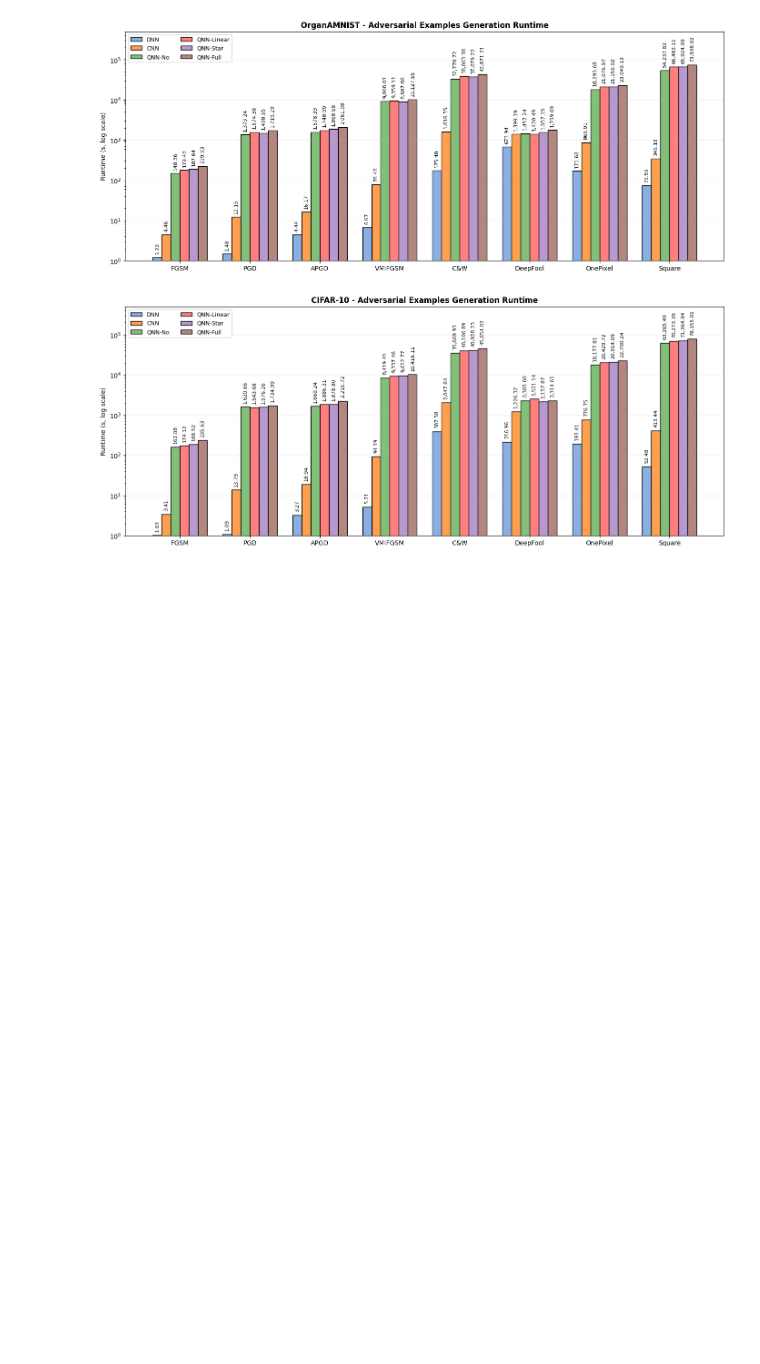
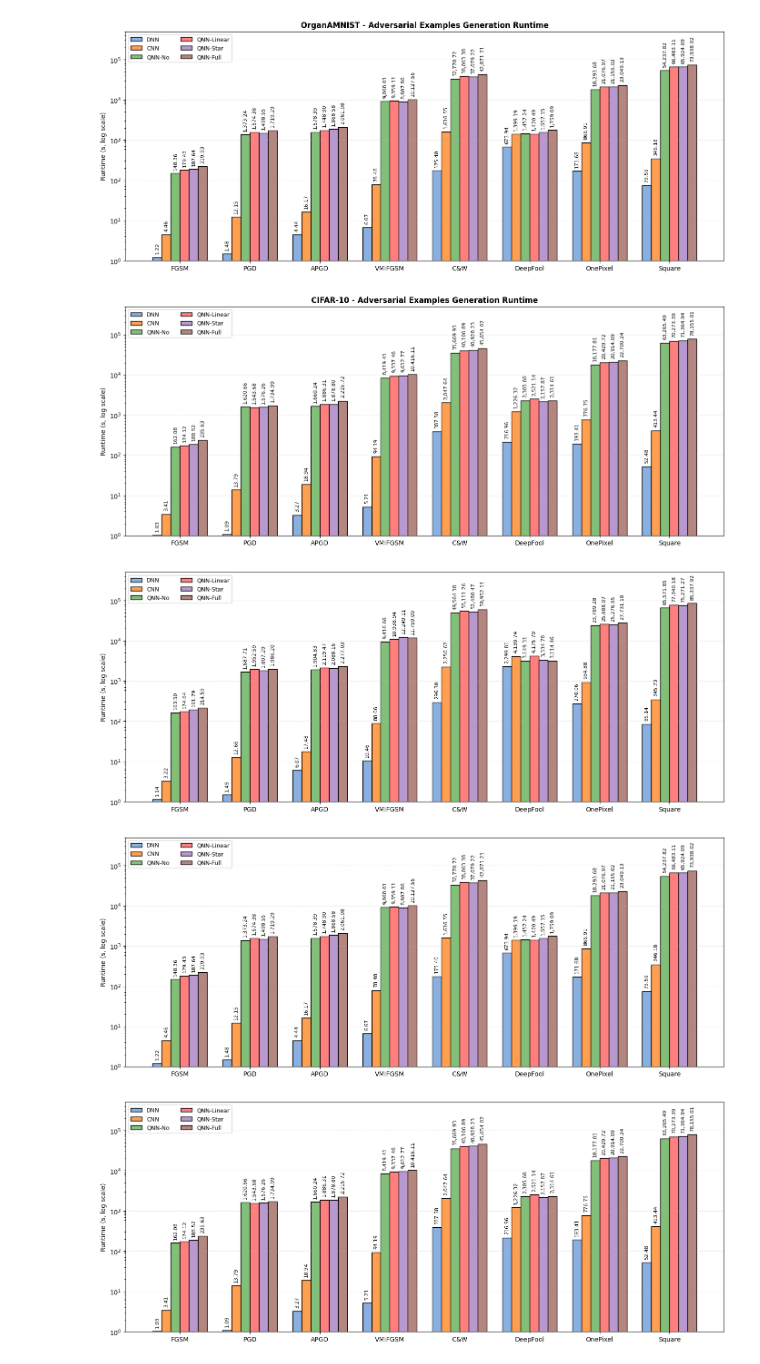
Before and after one commit to n-azimi/QShield, a Jupyter notebook: docs/Results.ipynb, the cells around one changed output. Saved outputs shown, nothing was run; the diff lists cells and outputs as text; code cells hidden in the pictures; blank space fills up the shorter version.

```diff
--- a/docs/Results.ipynb
+++ b/docs/Results.ipynb
@@ -312,3 +484,73 @@ for dataset, data in duration_data.items():
 [figure]
 [figure]
 [figure]
+# %%
+# Save as pdf
+
+# Models and attacks
+models = ["DNN", "CNN", "QNN-No", "QNN-Linear", "QNN-Star", "QNN-Full"]
+attacks = ["FGSM", "PGD", "APGD", "VMIFGSM", "C&W", "DeepFool", "OnePixel", "Square"]
+
+# Duration Data (seconds)
+duration_data = {
+    "MNIST": [
+        [1.14, 1.49, 6.07, 10.46, 296.30, 2299.81, 270.06, 85.14],      # DNN
+        [3.22, 12.66, 17.48, 88.06, 2250.62, 4130.74, 934.88, 345.73],  # CNN
+        [163.50, 1687.71, 1904.83, 9416.66, 49564.38, 3149.31, 23789.28, 65571.85],   # QNN-No
+        [174.64, 1952.59, 2119.47, 10938.94, 55111.26, 4175.79, 25688.07, 77340.18],  # QNN-Linear
+        [191.79, 1807.29, 2088.16, 12249.11, 52480.47, 3334.78, 25276.55, 75271.27],  # QNN-Star
+        [214.59, 1986.20, 2277.03, 11759.00, 59952.11, 3114.46, 27731.18, 85337.92],  # QNN-Full
+    ],
+    "OrganAMNIST": [
+        [1.22, 1.48, 4.44, 6.67, 175.40, 673.94, 171.68, 73.59],        # DNN
+        [4.46, 12.15, 16.17, 78.48, 1616.55, 1399.19, 866.91, 346.18],  # CNN
+        [148.36, 1373.24, 1578.39, 9068.01, 32770.72, 1457.24, 18293.68, 54237.82],    # QNN-No
+        [179.43, 1574.38, 1748.90, 9359.11, 38063.38, 1420.49, 21076.97, 66483.11],   # QNN-Linear
+        [187.64, 1498.55, 1868.58, 8907.86, 37079.22, 1557.15, 21155.02, 65924.09],   # QNN-Star
+        [219.93, 1719.29, 2061.98, 10127.55, 42871.21, 1759.09, 23049.13, 73938.02],  # QNN-Full
+    ],
+    "CIFAR-10": [
+        [1.03, 1.09, 3.27, 5.21, 387.58, 216.96, 193.41, 52.48],        # DNN
+        [3.41, 13.79, 18.94, 94.19, 2047.64, 1226.32, 776.75, 413.44],  # CNN
+        [162.08, 1620.66, 1660.24, 8419.41, 35669.93, 2305.60, 18177.81, 63265.49],    # QNN-No
+        [174.12, 1543.68, 1886.31, 9337.46, 40106.89, 2521.14, 20429.72, 70273.39],   # QNN-Linear
+        [188.52, 1576.26, 1878.80, 9612.77, 40928.23, 2157.87, 20914.09, 71364.94],   # QNN-Star
+        [235.63, 1734.99, 2215.72, 10416.11, 45654.02, 2314.61, 22700.24, 78155.01],  # QNN-Full
+    ]
+}
+
+# Plot function
+def plot_duration(dataset, data):
+    x = np.arange(len(attacks))
+    width = 0.13
+
+    fig, ax = plt.subplots(figsize=(14,6))
+
+    colors = ["#89b0e0", "#ff9f50", "#82c07a", "#ff7f7f", "#b799d0", "#b3867f"] # distinct colors
+
+    for i, model in enumerate(models):
+        ax.bar(x + i*width, data[i], width, label=model, color=colors[i], edgecolor="black")
+        for j, v in enumerate(data[i]):
+            if v > 0:
+                ax.text(x[j] + i*width, v*1.2, f"{v:,.2f}", va="bottom", ha="center", fontsize=8, rotation=90)
+
+    ax.set_xticks(x + width*2.5)
+    ax.set_xticklabels(attacks, rotation=0)
+    ax.set_ylabel("Runtime (s, log scale)")
+    ax.set_yscale("log")
+    # ax.set_title(f"{dataset} - Adversarial Examples Generation Runtime", fontsize=12, fontweight="bold")
+    ax.legend(ncol=2, fontsize=9, loc="upper left")
+    ax.grid(axis="y", linestyle="--", alpha=0.3)
+    plt.tight_layout()
+    ax.set_ylim(1, 5e5)  # set scale from 1 to 50,000
+    ax.grid(axis="y", linestyle="--", alpha=0.3)
+    plt.savefig(f"[Result] {dataset}-Attacks-Runtime.pdf")
+    plt.show()
+
+# Plot per dataset
+for dataset, data in duration_data.items():
+    plot_duration(dataset, data)
+# %% [output]
+[figure, added]
+[figure, added]
+[figure, added]
```
Also changed, not shown: parts of 3 cells of this notebook, 12 other files.
